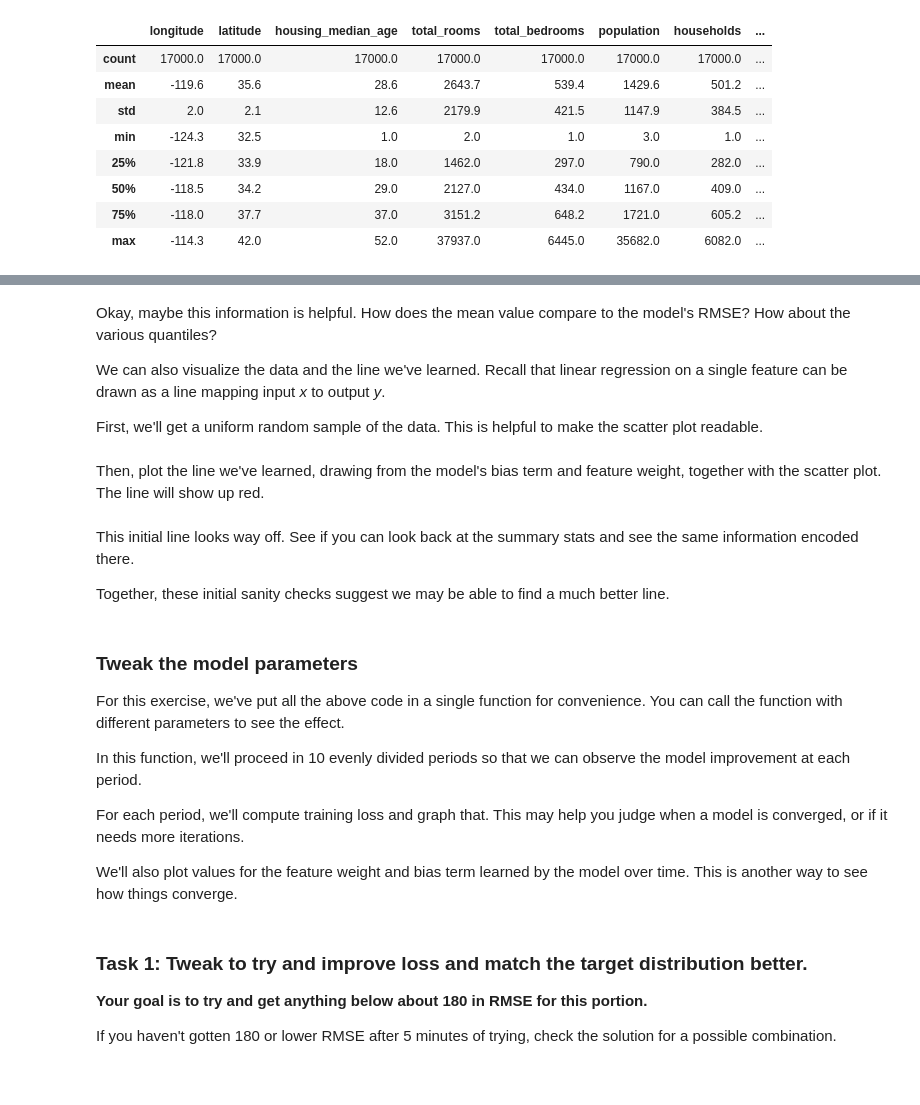
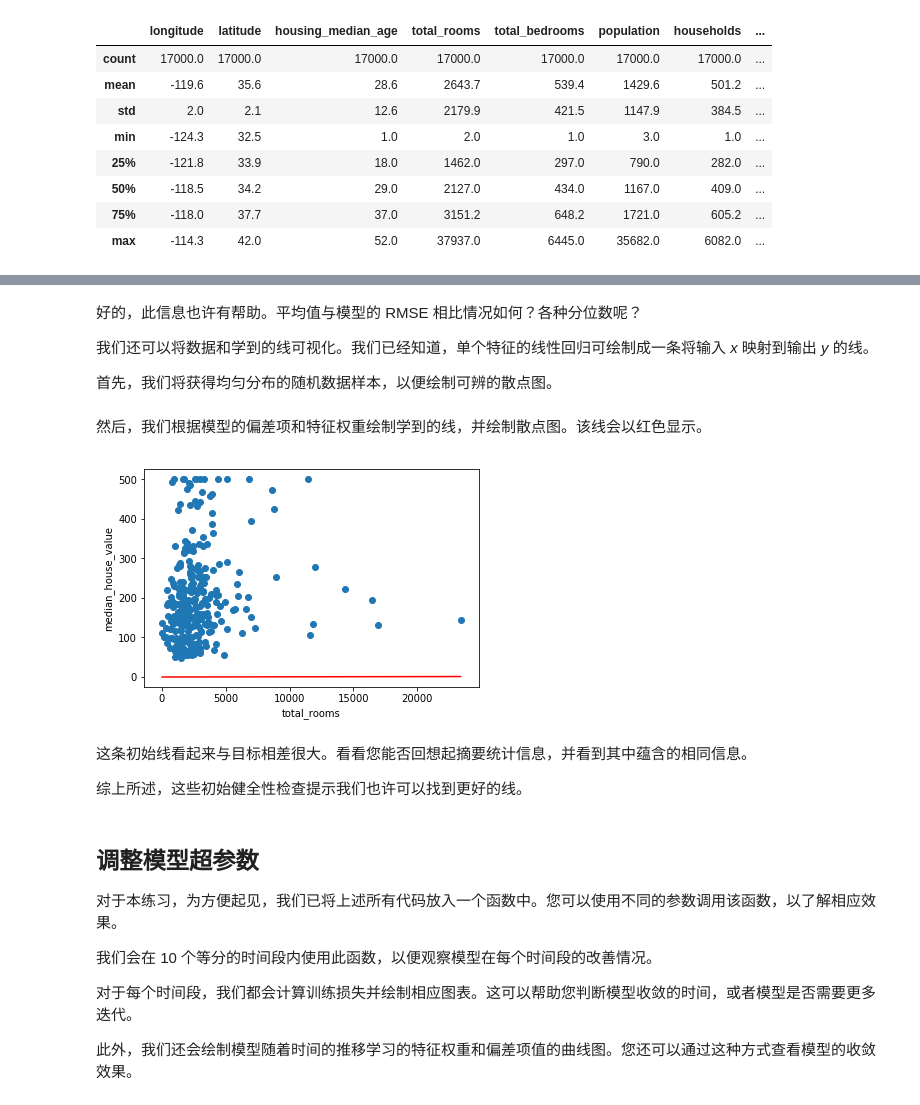
Before and after one commit to StevenPZChan/machine-learning, a Jupyter notebook: ml-exercises/first_steps_with_tensor_flow.ipynb, the cells around one changed output, grey strips where cells are left out. Saved outputs shown, nothing was run; the diff lists cells and outputs as text; code cells hidden in the pictures.

```diff
--- a/ml-exercises/first_steps_with_tensor_flow.ipynb
+++ b/ml-exercises/first_steps_with_tensor_flow.ipynb
@@ -146,36 +259,53 @@ calibration_data.describe()
-# %% [markdown]
-Okay, maybe this information is helpful. How does the mean value compare to the model's RMSE? How about the various quantiles?
-
-We can also visualize the data and the line we've learned.  Recall that linear regression on a single feature can be drawn as a line mapping input *x* to output *y*.
-
-First, we'll get a uniform random sample of the data.  This is helpful to make the scatter plot readable.
+# %% [markdown]
+ 好的，此信息也许有帮助。平均值与模型的 RMSE 相比情况如何？各种分位数呢？
+
+我们还可以将数据和学到的线可视化。我们已经知道，单个特征的线性回归可绘制成一条将输入 *x* 映射到输出 *y* 的线。
+
+首先，我们将获得均匀分布的随机数据样本，以便绘制可辨的散点图。
 # %%
 sample = california_housing_dataframe.sample(n=300)
-# %% [markdown]
-Then, plot the line we've learned, drawing from the model's bias term and feature weight, together with the scatter plot. The line will show up red.
+# %% [markdown]
+ 然后，我们根据模型的偏差项和特征权重绘制学到的线，并绘制散点图。该线会以红色显示。
 # %%
+# Get the min and max total_rooms values.
 x_0 = sample["total_rooms"].min()
 x_1 = sample["total_rooms"].max()
-y_0 = linear_regressor.get_variable_value('linear/total_rooms/weight')[0] * x_0 + linear_regressor.get_variable_value('linear/bias_weight')
-y_1 = linear_regressor.get_variable_value('linear/total_rooms/weight')[0] * x_1 + linear_regressor.get_variable_value('linear/bias_weight')
+
+# Retrieve the final weight and bias generated during training.
+weight = linear_regressor.get_variable_value('linear/linear_model/total_rooms/weights')[0]
+bias = linear_regressor.get_variable_value('linear/linear_model/bias_weights')
+
+# Get the predicted median_house_values for the min and max total_rooms values.
+y_0 = weight * x_0 + bias
+y_1 = weight * x_1 + bias
+
+# Plot our regression line from (x_0, y_0) to (x_1, y_1).
 plt.plot([x_0, x_1], [y_0, y_1], c='r')
+
+# Label the graph axes.
 plt.ylabel("median_house_value")
 plt.xlabel("total_rooms")
+
+# Plot a scatter plot from our data sample.
 plt.scatter(sample["total_rooms"], sample["median_house_value"])
+
+# Display graph.
 plt.show()
+# %% [output]
+[figure, added]
-# %% [markdown]
-This initial line looks way off.  See if you can look back at the summary stats and see the same information encoded there.
-
-Together, these initial sanity checks suggest we may be able to find a much better line.
-# %% [markdown]
-### Tweak the model parameters
-For this exercise, we've put all the above code in a single function for convenience. You can call the function with different parameters to see the effect.
-
-In this function, we'll proceed in 10 evenly divided periods so that we can observe the model improvement at each period.
-
-For each period, we'll compute training loss and graph that.  This may help you judge when a model is converged, or if it needs more iterations.
-
-We'll also plot values for the feature weight and bias term learned by the model over time.  This is another way to see how things converge.
+# %% [markdown]
+ 这条初始线看起来与目标相差很大。看看您能否回想起摘要统计信息，并看到其中蕴含的相同信息。
+
+综上所述，这些初始健全性检查提示我们也许可以找到更好的线。
+# %% [markdown]
+ ## 调整模型超参数
+对于本练习，为方便起见，我们已将上述所有代码放入一个函数中。您可以使用不同的参数调用该函数，以了解相应效果。
+
+我们会在 10 个等分的时间段内使用此函数，以便观察模型在每个时间段的改善情况。
+
+对于每个时间段，我们都会计算训练损失并绘制相应图表。这可以帮助您判断模型收敛的时间，或者模型是否需要更多迭代。
+
+此外，我们还会绘制模型随着时间的推移学习的特征权重和偏差项值的曲线图。您还可以通过这种方式查看模型的收敛效果。
 # %%
 def train_model(learning_rate, steps, batch_size, input_feature="total_rooms"):
   """Trains a linear regression model of one feature.
@@ -270,9 +404,3 @@ def train_model(learning_rate, steps, batch_size, input_feature="total_rooms"):
   display.display(calibration_data.describe())
 
   print("Final RMSE (on training data): %0.2f" % root_mean_squared_error)
-# %% [markdown]
-### Task 1:  Tweak to try and improve loss and match the target distribution better.
-
-**Your goal is to try and get anything below about 180 in RMSE for this portion.**
-
-If you haven't gotten 180 or lower RMSE after 5 minutes of trying, check the solution for a possible combination.
```
Also changed, not shown: parts of 61 cells of this notebook, 22 other files.
